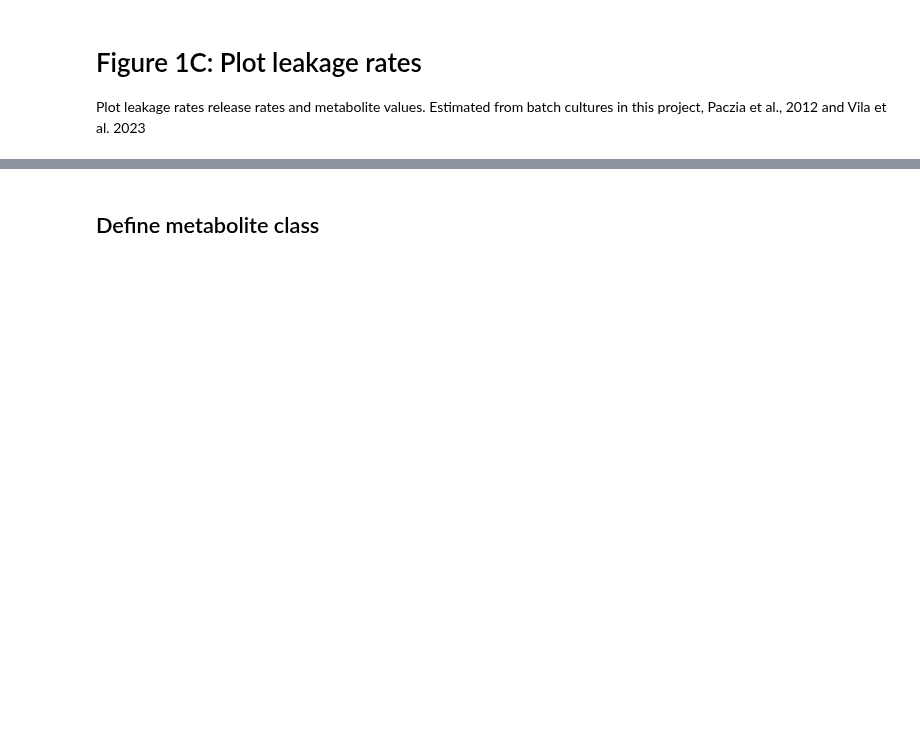
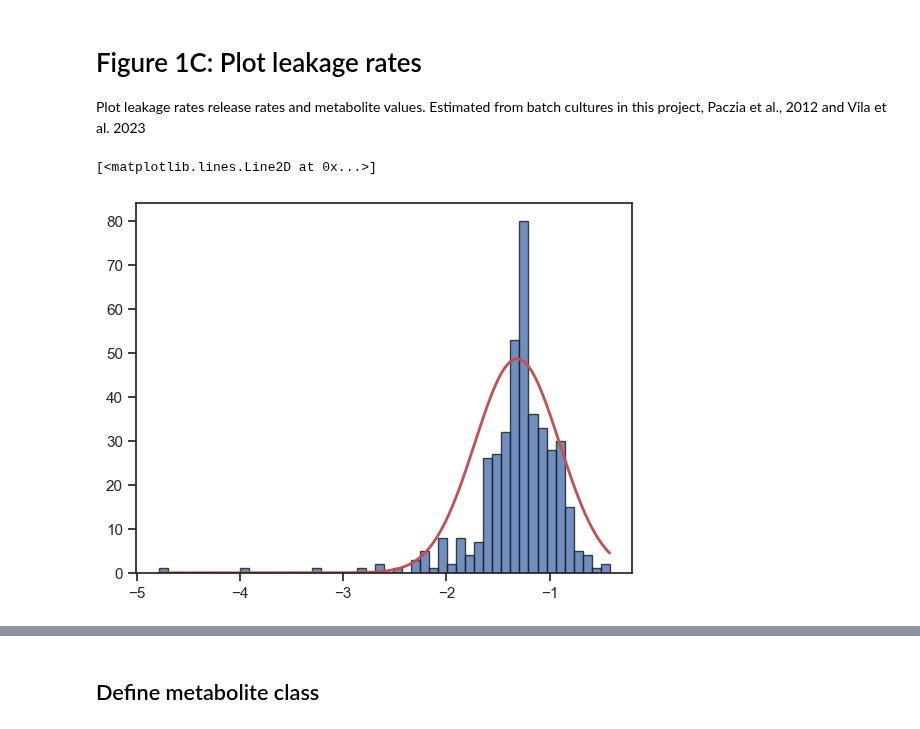
Before and after one commit to sulheim/metabolite-release, a Jupyter notebook: notebooks/1_release_rates/4_div/4C_make_figure_1.ipynb, the cells around one changed output, grey strips where cells are left out. Drawn from its saved outputs; the diff is of its cells as text; code cells hidden in the pictures; blank space fills up the shorter version.

Commit message:
plot hist of distributions

```diff
--- a/notebooks/1_release_rates/4_div/4C_make_figure_1.ipynb
+++ b/notebooks/1_release_rates/4_div/4C_make_figure_1.ipynb
@@ -195,3 +195,13 @@ df_rates = df_rates.loc[~df_rates['Rate [mmol/gDW/h]'].isna()]
 # %%
 fn_classification = git_folder / 'data'/'this_project'/'5_div'/'5D_classyfire_classification.csv'
 df_classyfire = pd.read_csv(fn_classification, index_col=0)
+# %%
+hist_data = np.log10(df_rates['Metabolite value [gDW/mmol]'])
+hist_data = np.array([x for x in hist_data if np.isfinite(x)])  # Filter out non-positive values
+plt.hist(hist_data, bins=50, color = 'C0', edgecolor = 'k', alpha = 0.8)
+mu, std = hist_data.mean(), hist_data.std()
+x = np.linspace(hist_data.min(), hist_data.max(), 200)
+plt.plot(x, 50*st.norm.pdf(x, mu, std), 'r-', lw=2, label='Normal fit')
+# %% [output]
+[<matplotlib.lines.Line2D at 0x...>]
+[figure, added]
```
Also changed, not shown: parts of 1 cell of this notebook, 1 other file.
